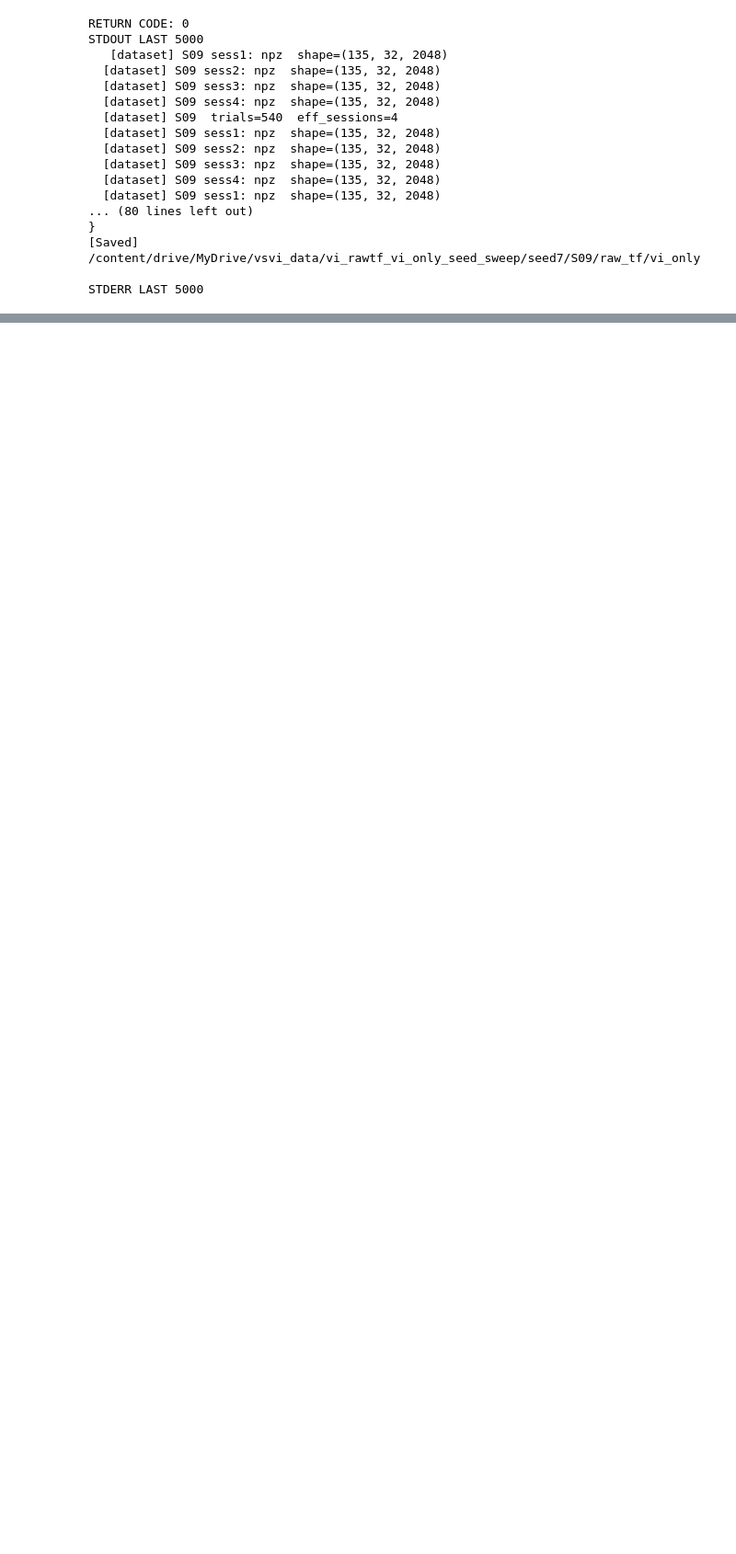
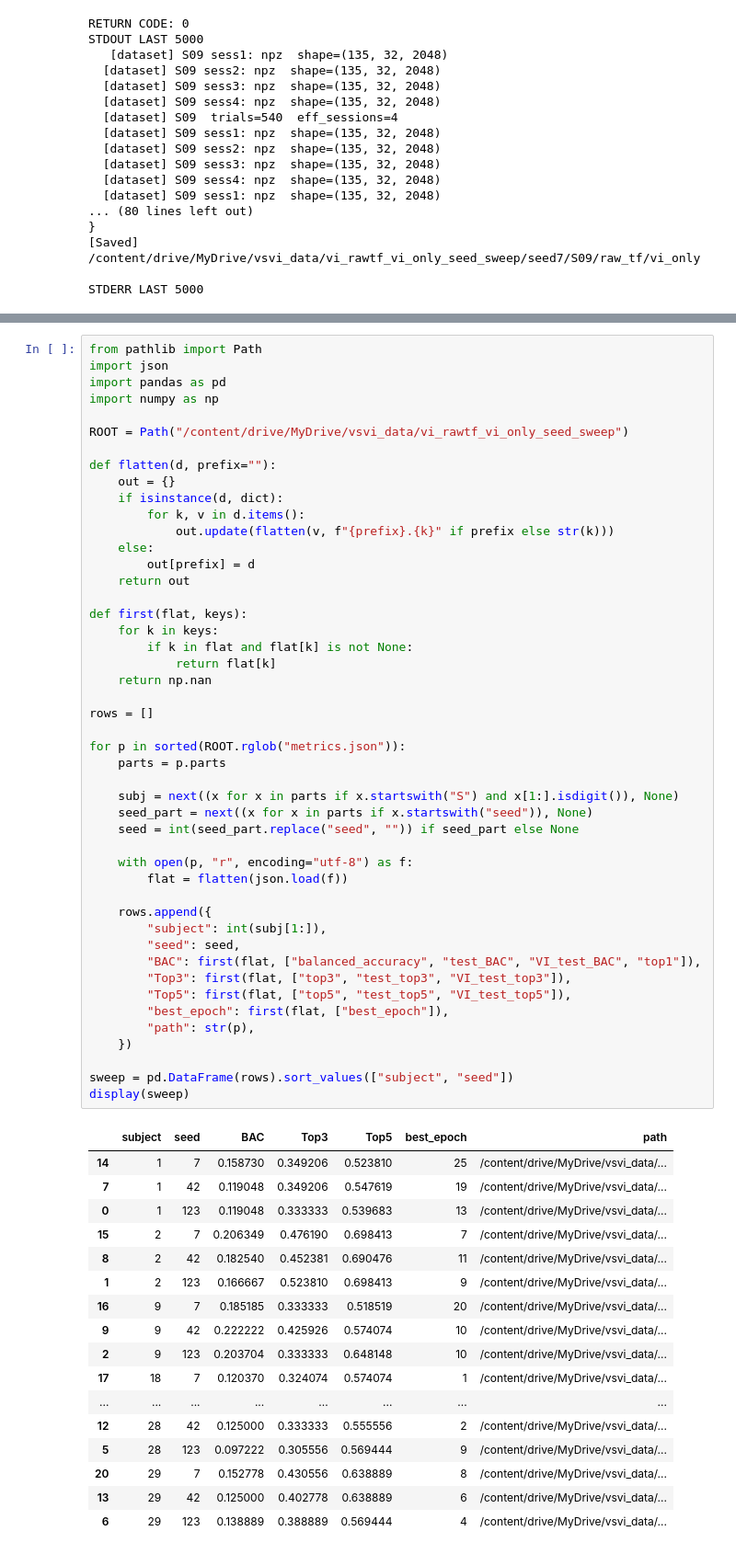
Before and after one commit to heegyukim4043/test_diffusion_EEG_visualstim_image, a Jupyter notebook: colab_next_priority_runs.ipynb, the cells around one changed output, grey strips where cells are left out. Shown at 92% size. Drawn from its saved outputs; the diff is of its cells as text; blank space fills up the shorter version.

```diff
--- a/colab_next_priority_runs.ipynb
+++ b/colab_next_priority_runs.ipynb
@@ -3179,0 +3212,65 @@ for p in metrics:
+# %%
+from pathlib import Path
+import json
+import pandas as pd
+import numpy as np
+
+ROOT = Path("/content/drive/MyDrive/vsvi_data/vi_rawtf_vi_only_seed_sweep")
+
+def flatten(d, prefix=""):
+    out = {}
+    if isinstance(d, dict):
+        for k, v in d.items():
+            out.update(flatten(v, f"{prefix}.{k}" if prefix else str(k)))
+    else:
+        out[prefix] = d
+    return out
+
+def first(flat, keys):
+    for k in keys:
+        if k in flat and flat[k] is not None:
+            return flat[k]
+    return np.nan
+
+rows = []
+
+for p in sorted(ROOT.rglob("metrics.json")):
+    parts = p.parts
+
+    subj = next((x for x in parts if x.startswith("S") and x[1:].isdigit()), None)
+    seed_part = next((x for x in parts if x.startswith("seed")), None)
+    seed = int(seed_part.replace("seed", "")) if seed_part else None
+
+    with open(p, "r", encoding="utf-8") as f:
+        flat = flatten(json.load(f))
+
+    rows.append({
+        "subject": int(subj[1:]),
+        "seed": seed,
+        "BAC": first(flat, ["balanced_accuracy", "test_BAC", "VI_test_BAC", "top1"]),
+        "Top3": first(flat, ["top3", "test_top3", "VI_test_top3"]),
+        "Top5": first(flat, ["top5", "test_top5", "VI_test_top5"]),
+        "best_epoch": first(flat, ["best_epoch"]),
+        "path": str(p),
+    })
+
+sweep = pd.DataFrame(rows).sort_values(["subject", "seed"])
+display(sweep)
+# %% [output]
+|  | subject | seed | BAC | Top3 | Top5 | best_epoch | path |
+| 14 | 1 | 7 | 0.158730 | 0.349206 | 0.523810 | 25 | /content/drive/MyDrive/vsvi_data/... |
+| 7 | 1 | 42 | 0.119048 | 0.349206 | 0.547619 | 19 | /content/drive/MyDrive/vsvi_data/... |
+| 0 | 1 | 123 | 0.119048 | 0.333333 | 0.539683 | 13 | /content/drive/MyDrive/vsvi_data/... |
+| 15 | 2 | 7 | 0.206349 | 0.476190 | 0.698413 | 7 | /content/drive/MyDrive/vsvi_data/... |
+| 8 | 2 | 42 | 0.182540 | 0.452381 | 0.690476 | 11 | /content/drive/MyDrive/vsvi_data/... |
+| 1 | 2 | 123 | 0.166667 | 0.523810 | 0.698413 | 9 | /content/drive/MyDrive/vsvi_data/... |
+| 16 | 9 | 7 | 0.185185 | 0.333333 | 0.518519 | 20 | /content/drive/MyDrive/vsvi_data/... |
+| 9 | 9 | 42 | 0.222222 | 0.425926 | 0.574074 | 10 | /content/drive/MyDrive/vsvi_data/... |
+| 2 | 9 | 123 | 0.203704 | 0.333333 | 0.648148 | 10 | /content/drive/MyDrive/vsvi_data/... |
+| 17 | 18 | 7 | 0.120370 | 0.324074 | 0.574074 | 1 | /content/drive/MyDrive/vsvi_data/... |
+| ... | ... | ... | ... | ... | ... | ... | ... |
+| 12 | 28 | 42 | 0.125000 | 0.333333 | 0.555556 | 2 | /content/drive/MyDrive/vsvi_data/... |
+| 5 | 28 | 123 | 0.097222 | 0.305556 | 0.569444 | 9 | /content/drive/MyDrive/vsvi_data/... |
+| 20 | 29 | 7 | 0.152778 | 0.430556 | 0.638889 | 8 | /content/drive/MyDrive/vsvi_data/... |
+| 13 | 29 | 42 | 0.125000 | 0.402778 | 0.638889 | 6 | /content/drive/MyDrive/vsvi_data/... |
+| 6 | 29 | 123 | 0.138889 | 0.388889 | 0.569444 | 4 | /content/drive/MyDrive/vsvi_data/... |
```
Also changed, not shown: parts of 15 cells of this notebook.
